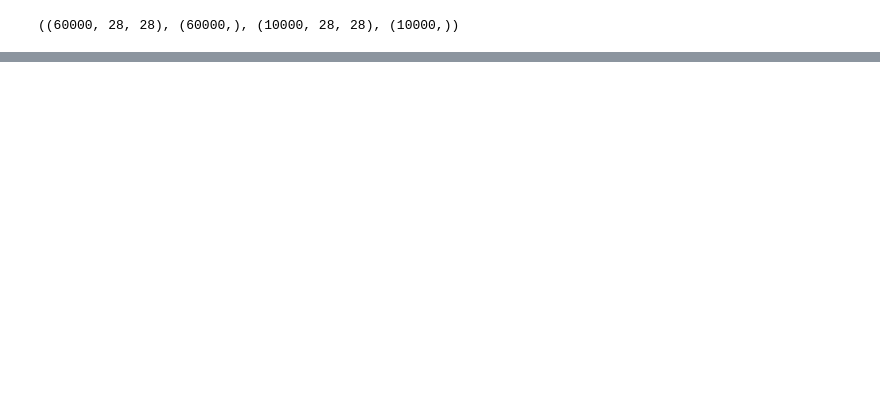
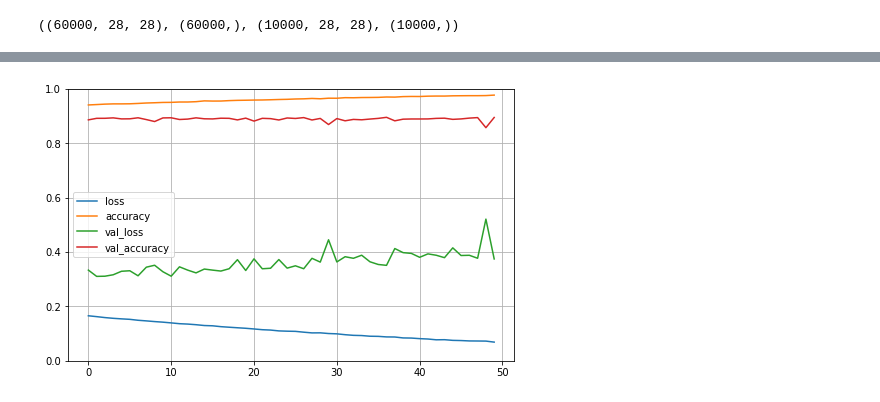
Before and after one commit to Nikhil0417/Deep-Learning, a Jupyter notebook: Fashion_MNIST.ipynb, the cells around one changed output, grey strips where cells are left out. Drawn from its saved outputs; the diff is of its cells as text; code cells hidden in the pictures; blank space fills up the shorter version.

```diff
--- a/Fashion_MNIST.ipynb
+++ b/Fashion_MNIST.ipynb
@@ -18,3 +27,7 @@ fashion_mnist = keras.datasets.fashion_mnist
 X_train_full.shape, y_train_full.shape, X_test.shape, y_test.shape
 # %% [output]
 ((60000, 28, 28), (60000,), (10000, 28, 28), (10000,))
+# %%
+X_train, X_validation = X_train_full[:50000]/255.0, X_train_full[50000:]/255.0
+y_train, Y_validation = y_train_full[:50000], y_train_full[50000:]
+X_test = X_test/255.0
@@ -20,0 +41,8 @@ X_train_full.shape, y_train_full.shape, X_test.shape, y_test.shape
+# %%
+model = keras.models.Sequential()
+model.add(keras.layers.Flatten(input_shape=[28,28]))
+model.add(keras.layers.Dense(300, 'relu'))
+model.add(keras.layers.Dense(300, 'relu'))
+model.add(keras.layers.Dense(10, 'softmax'))
+# %%
+model.compile(loss='sparse_categorical_crossentropy', optimizer='sgd',metrics=["accuracy"])
@@ -20,0 +92,3 @@ X_train_full.shape, y_train_full.shape, X_test.shape, y_test.shape
+# %%
+#training the model
+history = model.fit(X_train, y_train, epochs=50, validation_data=(X_validation, Y_validation))
@@ -20,0 +116,7 @@ X_train_full.shape, y_train_full.shape, X_test.shape, y_test.shape
+# %%
+pd.DataFrame(history.history).plot(figsize=(8,5))
+plt.grid(True)
+plt.gca().set_ylim(0,1)
+plt.show()
+# %% [output]
+[figure, added]
```
Also changed, not shown: parts of 11 cells of this notebook.
